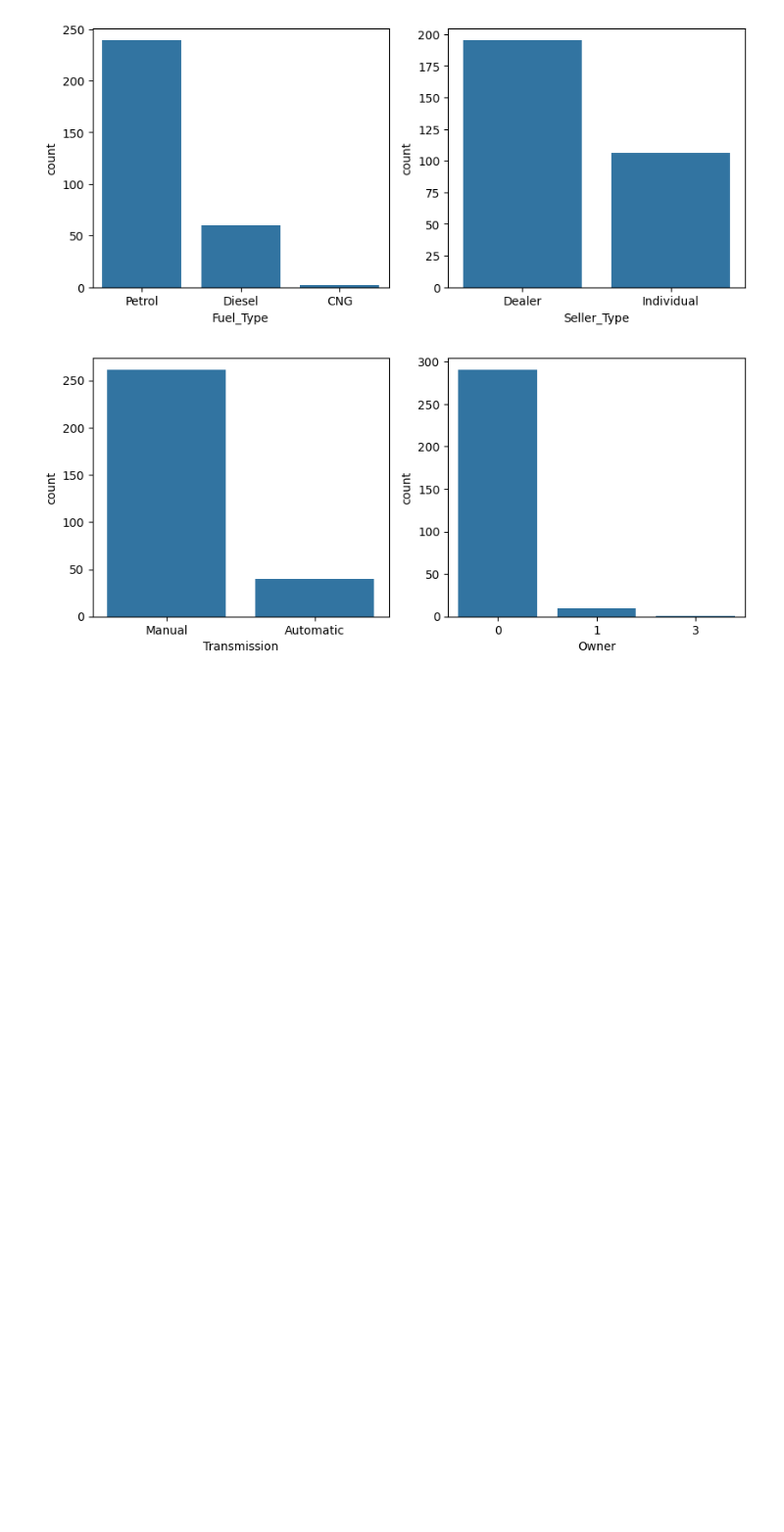
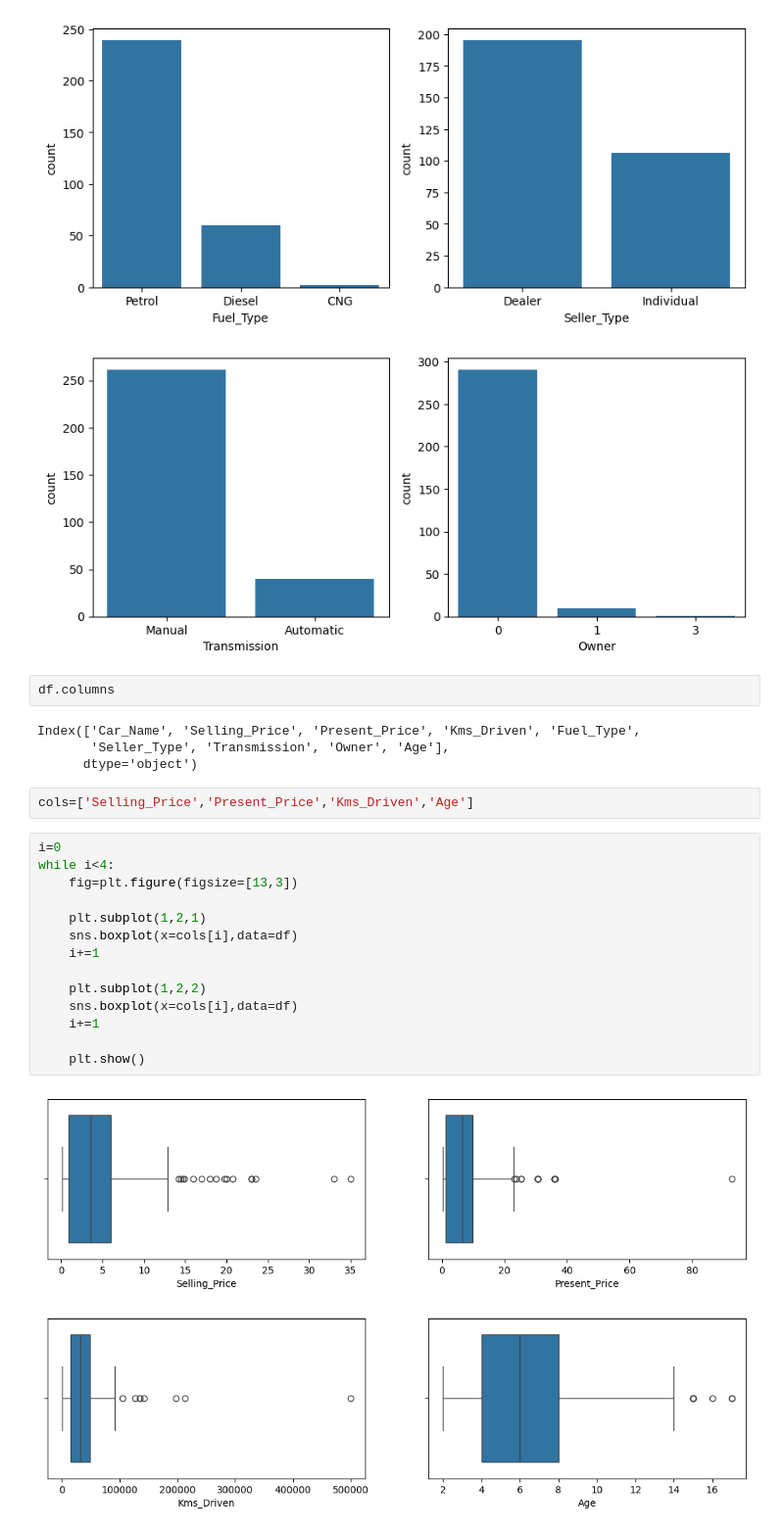
Before and after one commit to aadvikmazumdar/MachineLearning, a Jupyter notebook: Car_Price_Prediction.ipynb, the cells around one changed output. Shown at 98% size. Cells and saved outputs as stored; diff of their text form; blank space fills up the shorter version.

Commit message:
Car Price Prediction

```diff
--- a/Car_Price_Prediction.ipynb
+++ b/Car_Price_Prediction.ipynb
@@ -108,3 +108,28 @@ while i<4:
 # %% [output]
 [figure]
 [figure]
+# %%
+df.columns
+# %% [output]
+Index(['Car_Name', 'Selling_Price', 'Present_Price', 'Kms_Driven', 'Fuel_Type',
+       'Seller_Type', 'Transmission', 'Owner', 'Age'],
+      dtype='object')
+# %%
+cols=['Selling_Price','Present_Price','Kms_Driven','Age']
+# %%
+i=0
+while i<4:
+    fig=plt.figure(figsize=[13,3])
+
+    plt.subplot(1,2,1)
+    sns.boxplot(x=cols[i],data=df)
+    i+=1
+
+    plt.subplot(1,2,2)
+    sns.boxplot(x=cols[i],data=df)
+    i+=1
+
+    plt.show()
+# %% [output]
+[figure, added]
+[figure, added]
```
Also changed, not shown: parts of 20 cells of this notebook.
